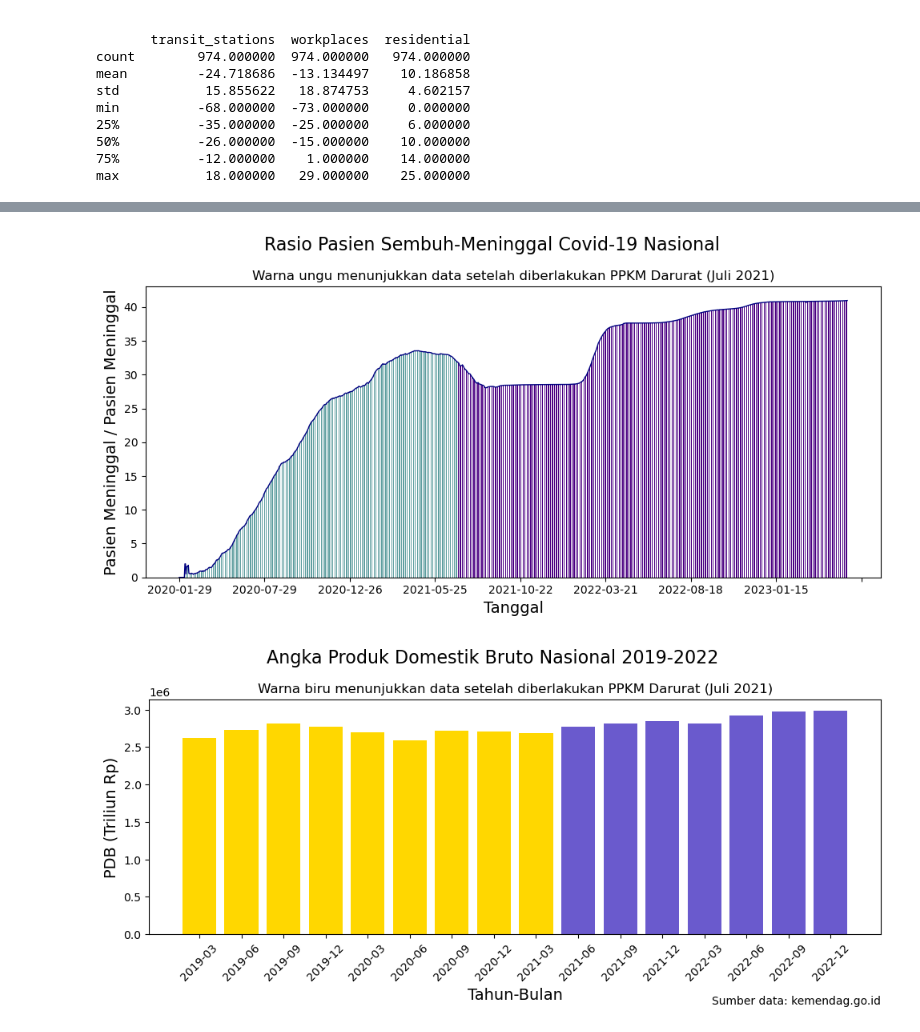
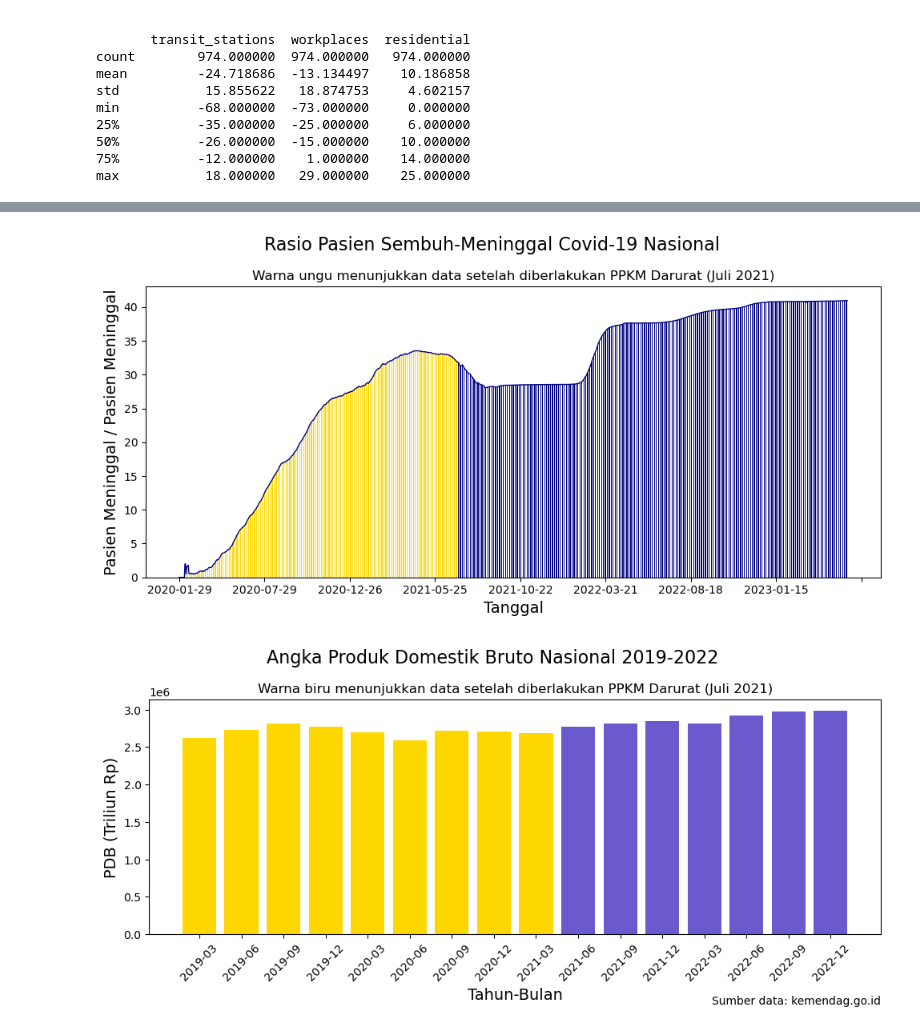
Before and after one commit to reza-nugraha32/covid-19-analysis, a Jupyter notebook: covid-19-jakarta-analysis.ipynb, the cells around one changed output, grey strips where cells are left out. Cells and saved outputs as stored; diff of their text form; code cells hidden in the pictures.

```diff
--- a/covid-19-jakarta-analysis.ipynb
+++ b/covid-19-jakarta-analysis.ipynb
@@ -753,25 +773,25 @@ plt.show()
 # %%
 # Plot rasio pasien sembuh-meninggal Covid-19 nasional
 fig, ax = plt.subplots(figsize=(10,5))
 fig.suptitle("Rasio Pasien Sembuh-Meninggal Covid-19 Nasional", fontsize=16, ha="center")
 ax.plot(df_covid_nasional.index, df_covid_nasional["rasio_sembuh_meninggal"], color="navy", lw=1)
 ax.bar(df_covid_nasional.loc[df_covid_nasional.index <= "2021-07-03"].index.to_list(),
         df_covid_nasional.loc[df_covid_nasional.index <= "2021-07-03", "rasio_sembuh_meninggal"].to_list(),
-        color="cadetblue", width=0.5)
+        color="gold", width=0.5)
 
 ax.bar(df_covid_nasional.loc[df_covid_nasional.index >= "2021-07-03"].index.to_list(),
         df_covid_nasional.loc[df_covid_nasional.index >= "2021-07-03", "rasio_sembuh_meninggal"].to_list(),
-        color="indigo", width=0.5)
+        color="navy", width=0.5)
 
 ax.set_title("Warna ungu menunjukkan data setelah diberlakukan PPKM Darurat (Juli 2021)",
              fontsize=12, ha="center")
 ax.set_xlabel("Tanggal", fontsize=14)
 ax.set_ylabel("Pasien Meninggal / Pasien Meninggal", fontsize=14)
 ax.xaxis.set_major_locator(plt.MaxNLocator(10))
 plt.tight_layout()
 plt.show()
 # %% [output]
-[figure, old version]
+[figure, new version]
 # %%
 # Plot angka PDB 2019-2022
 fig, ax = plt.subplots(figsize=(10,5))
```
Also changed, not shown: parts of 40 cells of this notebook, 5 other files.
